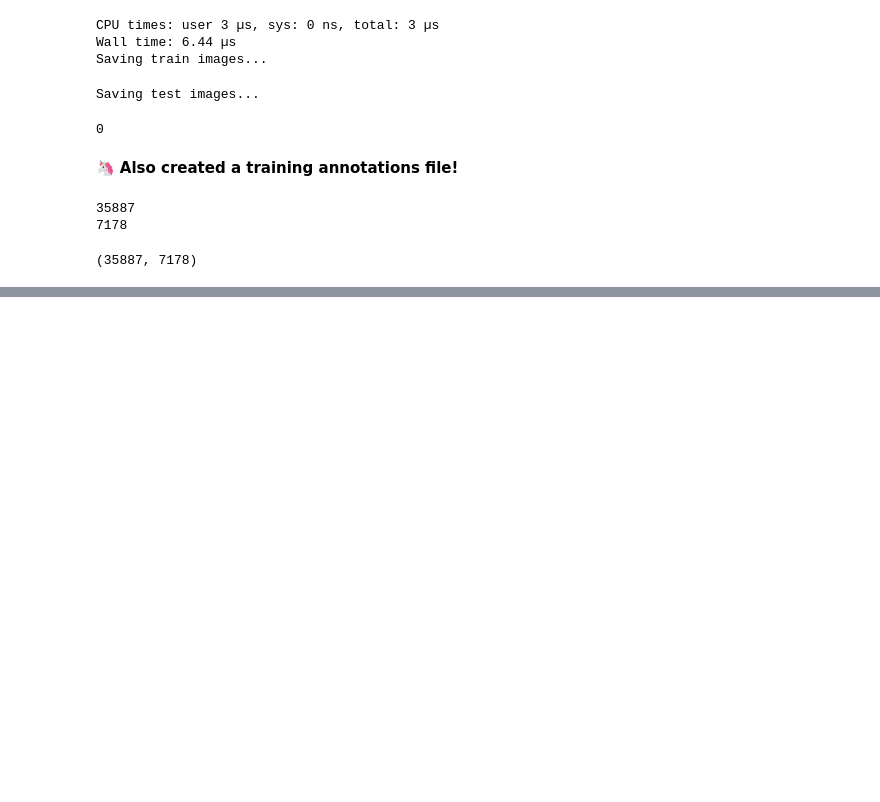
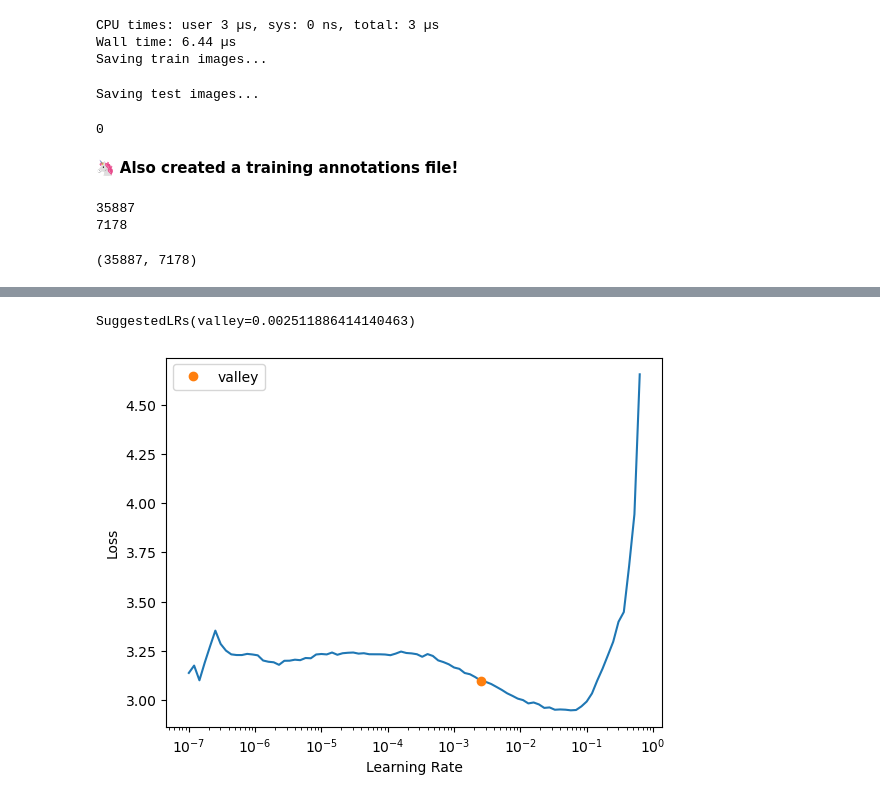
Before and after one commit to Aryan-Garg/Fast-Facial-Expression-Recognition, a Jupyter notebook: eda.ipynb, the cells around one changed output, grey strips where cells are left out. Drawn from its saved outputs; the diff is of its cells as text; code cells hidden in the pictures; blank space fills up the shorter version.

```diff
--- a/eda.ipynb
+++ b/eda.ipynb
@@ -173,0 +188,5 @@ dls.show_batch()
+# %%
+learn = vision_learner(dls, resnet34, metrics=error_rate)
+# %%
+learn.lr_find()
+# %% [output]
@@ -173,0 +194,2 @@ dls.show_batch()
+SuggestedLRs(valley=0.002511886414140463)
+[figure, added]
```
Also changed, not shown: parts of 8 cells of this notebook.
